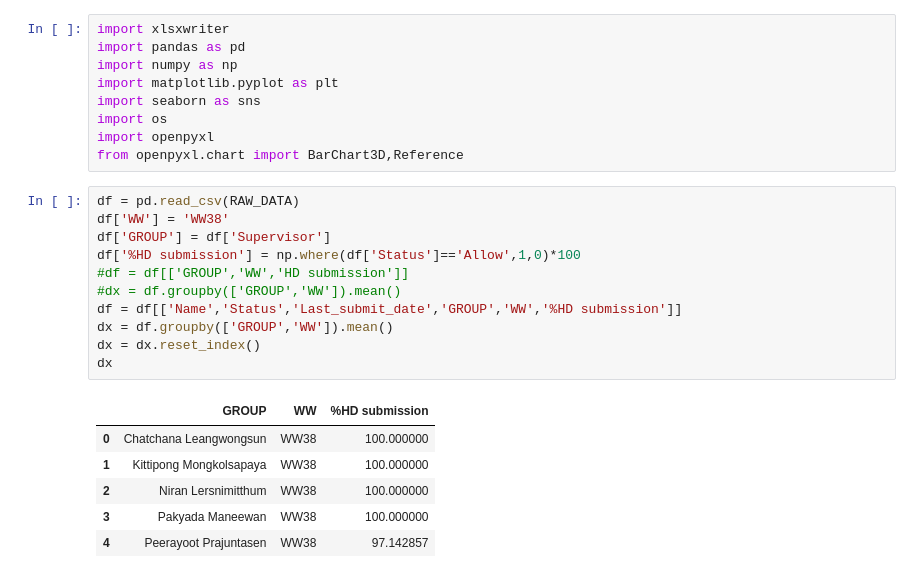
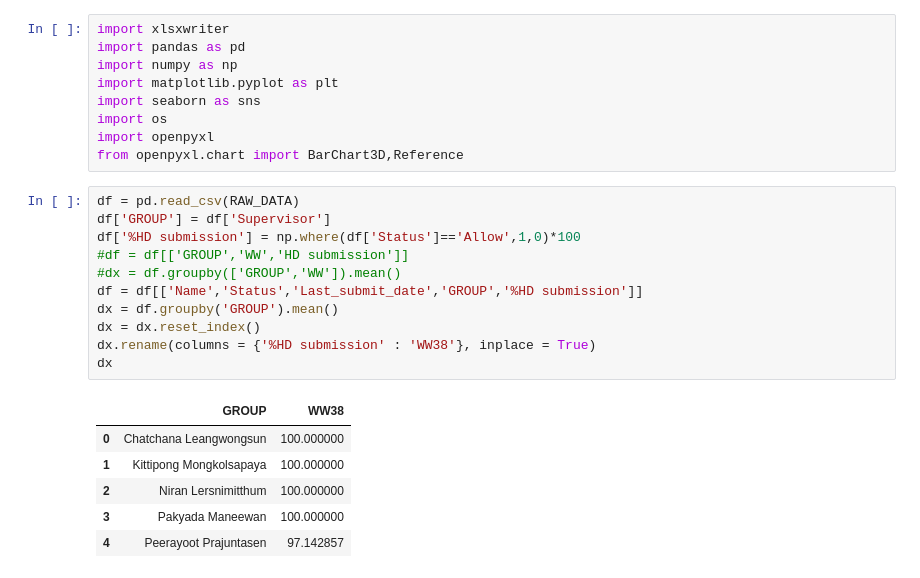
Before and after one commit to KRA-RIT/TEST, a Jupyter notebook: HDC.ipynb, the cells around one changed output. Cells and saved outputs as stored; diff of their text form.

```diff
--- a/HDC.ipynb
+++ b/HDC.ipynb
@@ -12,20 +12,20 @@ import openpyxl
 from openpyxl.chart import BarChart3D,Reference
 # %%
 df = pd.read_csv(RAW_DATA)
-df['WW'] = 'WW38'
 df['GROUP'] = df['Supervisor']
 df['%HD submission'] = np.where(df['Status']=='Allow',1,0)*100
 #df = df[['GROUP','WW','HD submission']]
 #dx = df.groupby(['GROUP','WW']).mean()
-df = df[['Name','Status','Last_submit_date','GROUP','WW','%HD submission']]
-dx = df.groupby(['GROUP','WW']).mean()
+df = df[['Name','Status','Last_submit_date','GROUP','%HD submission']]
+dx = df.groupby('GROUP').mean()
 dx = dx.reset_index()
+dx.rename(columns = {'%HD submission' : 'WW38'}, inplace = True)
 dx
 # %% [output]
-|  | GROUP | WW | %HD submission |
-| 0 | Chatchana Leangwongsun | WW38 | 100.000000 |
-| 1 | Kittipong Mongkolsapaya | WW38 | 100.000000 |
-| 2 | Niran Lersnimitthum | WW38 | 100.000000 |
-| 3 | Pakyada Maneewan | WW38 | 100.000000 |
-| 4 | Peerayoot Prajuntasen | WW38 | 97.142857 |
+|  | GROUP | WW38 |
+| 0 | Chatchana Leangwongsun | 100.000000 |
+| 1 | Kittipong Mongkolsapaya | 100.000000 |
+| 2 | Niran Lersnimitthum | 100.000000 |
+| 3 | Pakyada Maneewan | 100.000000 |
+| 4 | Peerayoot Prajuntasen | 97.142857 |
 # %%
```
Also changed, not shown: parts of 1 cell of this notebook, 2 other files.
